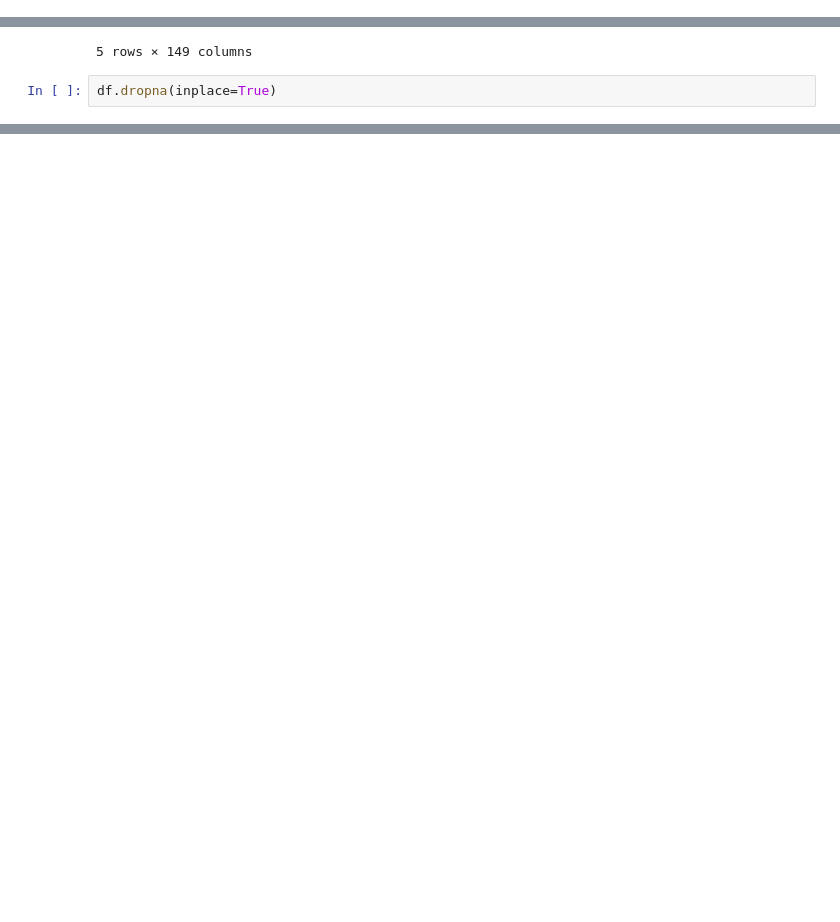
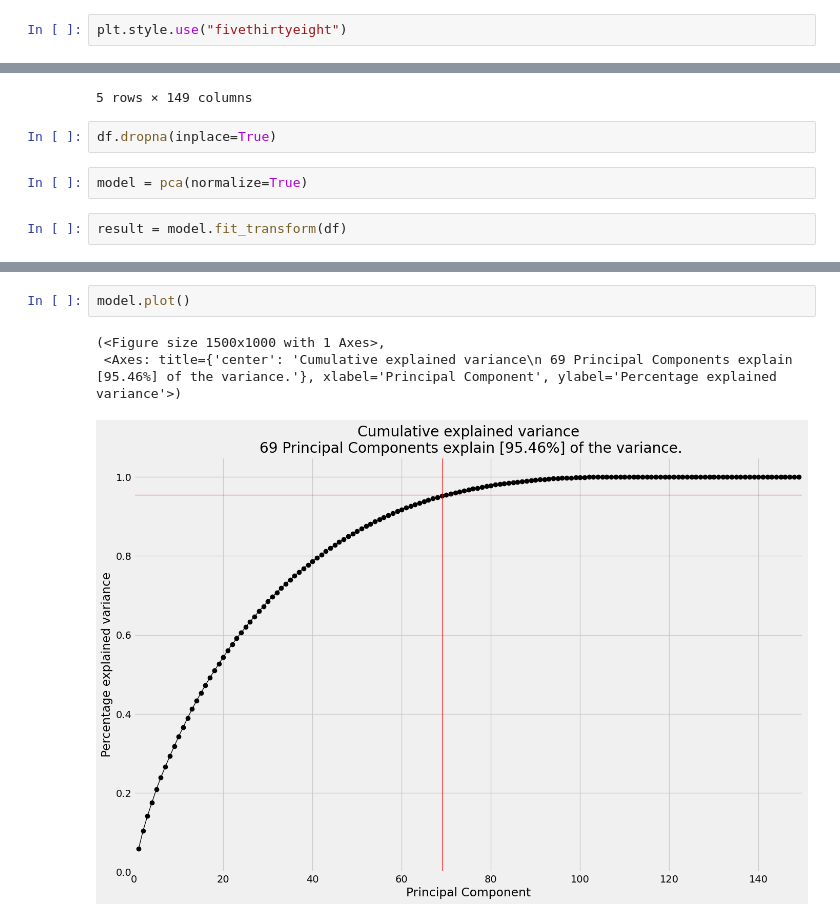
Before and after one commit to KomlaRD/obesity_yankah, a Jupyter notebook: eda.ipynb, the cells around one changed output, grey strips where cells are left out. Cells and saved outputs as stored; diff of their text form; blank space fills up the shorter version.

Commit message:
Create principal components

```diff
--- a/eda.ipynb
+++ b/eda.ipynb
@@ -7,3 +8,5 @@ from pca import pca
+# %%
+plt.style.use("fivethirtyeight")
 # %%
 df = pd.read_csv("dummy_obesity.csv")
 df.head()
@@ -17,3 +20,7 @@ df.head()
 5 rows × 149 columns
 # %%
 df.dropna(inplace=True)
+# %%
+model = pca(normalize=True)
+# %%
+result = model.fit_transform(df)
@@ -19,0 +42,6 @@ df.dropna(inplace=True)
+# %%
+model.plot()
+# %% [output]
+(<Figure size 1500x1000 with 1 Axes>,
+ <Axes: title={'center': 'Cumulative explained variance\n 69 Principal Components explain [95.46%] of the variance.'}, xlabel='Principal Component', ylabel='Percentage explained variance'>)
+[figure, added]
```
Also changed, not shown: parts of 4 cells of this notebook.
